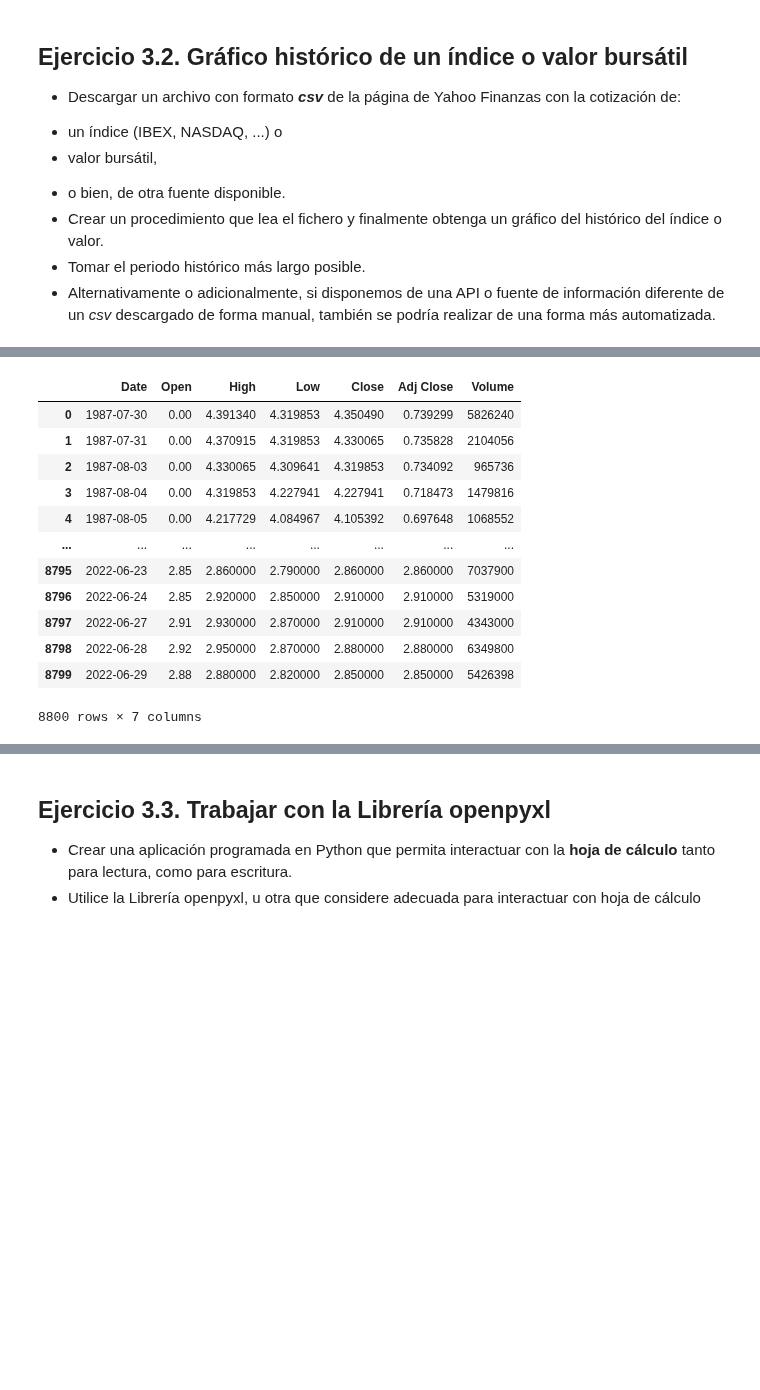
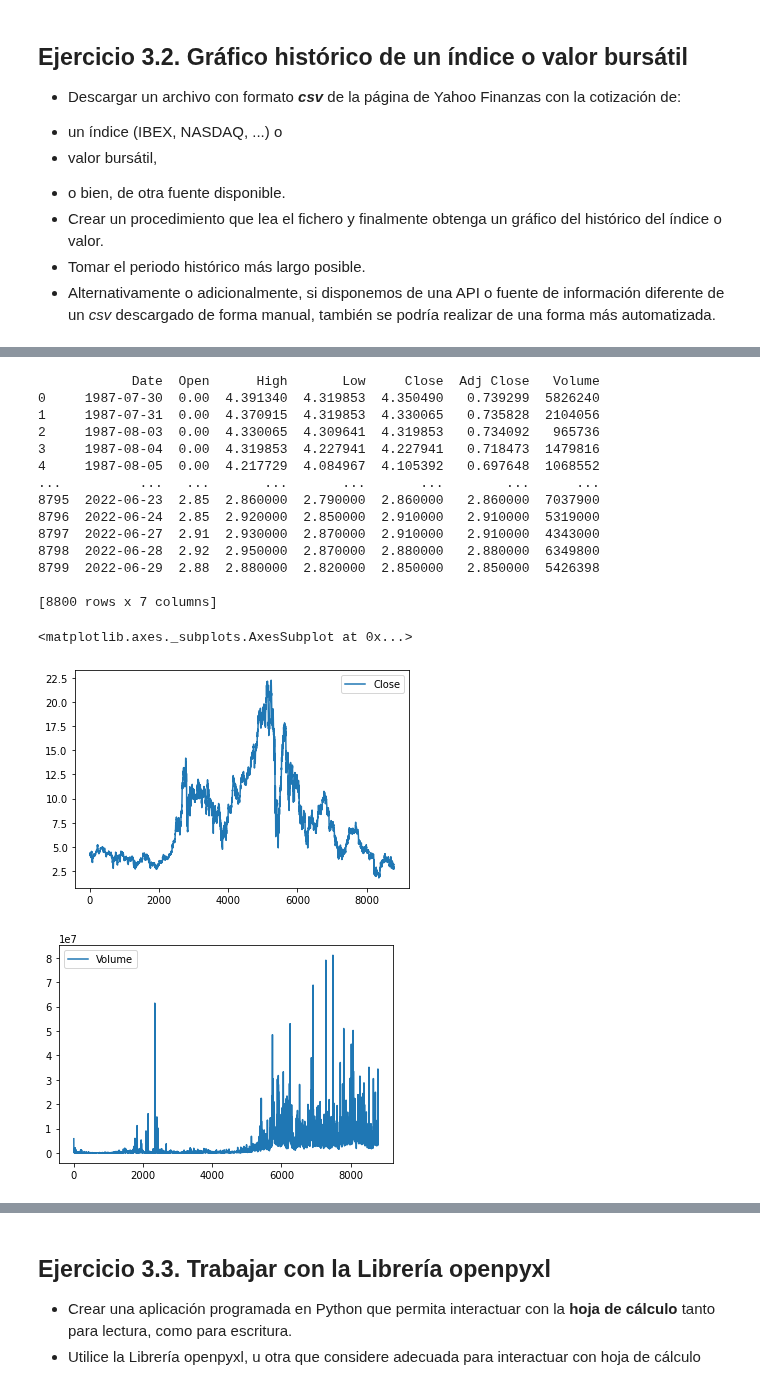
Before and after one commit to Julioore/C1_Asignatura, a Jupyter notebook: practicas/practica3.ipynb, the cells around one changed output, grey strips where cells are left out. Saved outputs shown, nothing was run; the diff lists cells and outputs as text; code cells hidden in the pictures; blank space fills up the shorter version.

```diff
--- a/practicas/practica3.ipynb
+++ b/practicas/practica3.ipynb
@@ -39,21 +46,27 @@ Resolving deltas: 100% (42/42), done.
 # %%
-import pandas as pd                     # importamos pandas
+import pandas as pd                     # importamos librería
+
 path = 'SAN.csv'                        # establecemos la ruta del archivo
 historicosantander = pd.read_csv(path)  # esta es la variable a la que hemos asociado el DataFrame para luego tratarla
-historicosantander
+print(historicosantander)               # se imprime la tabla de datos
 
-historicosantander[["Close"]].plot()
+historicosantander[["Close"]].plot()    # gráfico con el precio de cierre
+historicosantander[["Volume"]].plot()   # gráfico del volumen de acciones
 # %% [output]
-|  | Date | Open | High | Low | Close | Adj Close | Volume |
-| 0 | 1987-07-30 | 0.00 | 4.391340 | 4.319853 | 4.350490 | 0.739299 | 5826240 |
-| 1 | 1987-07-31 | 0.00 | 4.370915 | 4.319853 | 4.330065 | 0.735828 | 2104056 |
-| 2 | 1987-08-03 | 0.00 | 4.330065 | 4.309641 | 4.319853 | 0.734092 | 965736 |
-| 3 | 1987-08-04 | 0.00 | 4.319853 | 4.227941 | 4.227941 | 0.718473 | 1479816 |
-| 4 | 1987-08-05 | 0.00 | 4.217729 | 4.084967 | 4.105392 | 0.697648 | 1068552 |
-| ... | ... | ... | ... | ... | ... | ... | ... |
-| 8795 | 2022-06-23 | 2.85 | 2.860000 | 2.790000 | 2.860000 | 2.860000 | 7037900 |
-| 8796 | 2022-06-24 | 2.85 | 2.920000 | 2.850000 | 2.910000 | 2.910000 | 5319000 |
-| 8797 | 2022-06-27 | 2.91 | 2.930000 | 2.870000 | 2.910000 | 2.910000 | 4343000 |
-| 8798 | 2022-06-28 | 2.92 | 2.950000 | 2.870000 | 2.880000 | 2.880000 | 6349800 |
-| 8799 | 2022-06-29 | 2.88 | 2.880000 | 2.820000 | 2.850000 | 2.850000 | 5426398 |
-8800 rows × 7 columns
+            Date  Open      High       Low     Close  Adj Close   Volume
+0     1987-07-30  0.00  4.391340  4.319853  4.350490   0.739299  5826240
+1     1987-07-31  0.00  4.370915  4.319853  4.330065   0.735828  2104056
+2     1987-08-03  0.00  4.330065  4.309641  4.319853   0.734092   965736
+3     1987-08-04  0.00  4.319853  4.227941  4.227941   0.718473  1479816
+4     1987-08-05  0.00  4.217729  4.084967  4.105392   0.697648  1068552
+...          ...   ...       ...       ...       ...        ...      ...
+8795  2022-06-23  2.85  2.860000  2.790000  2.860000   2.860000  7037900
+8796  2022-06-24  2.85  2.920000  2.850000  2.910000   2.910000  5319000
+8797  2022-06-27  2.91  2.930000  2.870000  2.910000   2.910000  4343000
+8798  2022-06-28  2.92  2.950000  2.870000  2.880000   2.880000  6349800
+8799  2022-06-29  2.88  2.880000  2.820000  2.850000   2.850000  5426398
+
+[8800 rows x 7 columns]
+<matplotlib.axes._subplots.AxesSubplot at 0x...>
+[figure, added]
+[figure, added]
```
Also changed, not shown: parts of 6 cells of this notebook.
